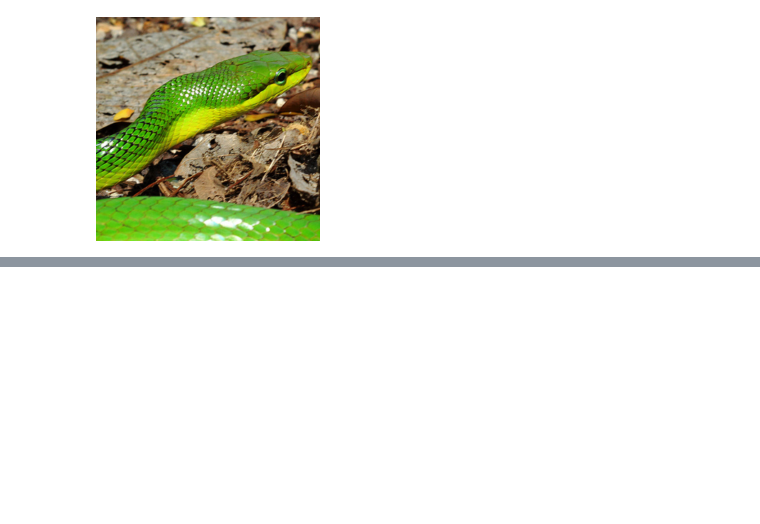
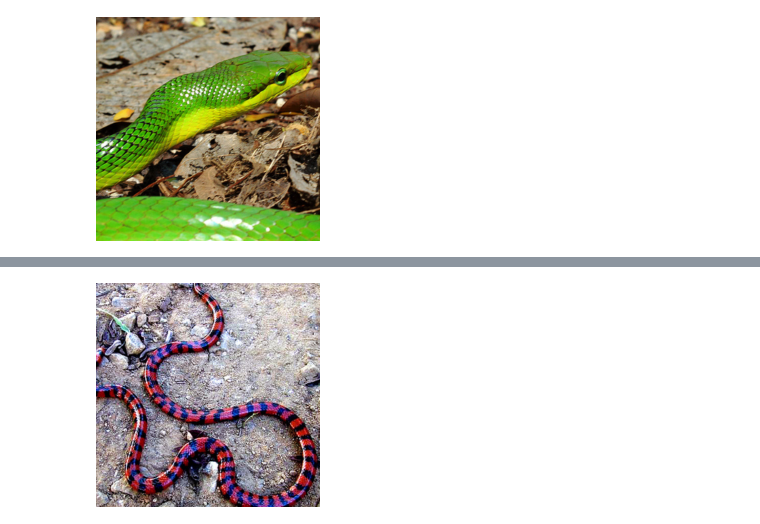
Before and after one commit to leelabcnbc/cnnvis-pytorch, a Jupyter notebook: test.ipynb, the cells around one changed output, grey strips where cells are left out. Drawn from its saved outputs; the diff is of its cells as text; code cells hidden in the pictures; blank space fills up the shorter version.

```diff
--- a/test.ipynb
+++ b/test.ipynb
@@ -130,0 +163,7 @@ classifier.5 (1, 4096) 0.00958988 0.0139359
+# %%
+img_to_use = Image.open('./5595774449_b3f85b36ec.jpg')
+img_to_use_cropped = transform_1(img_to_use)
+img_to_use_cropped_tensor = transform_2(img_to_use_cropped)[np.newaxis]  # add first column for batching
+img_to_use_cropped
+# %% [output]
+[figure, added]
```
Also changed, not shown: parts of 26 cells of this notebook, 2 other files.
